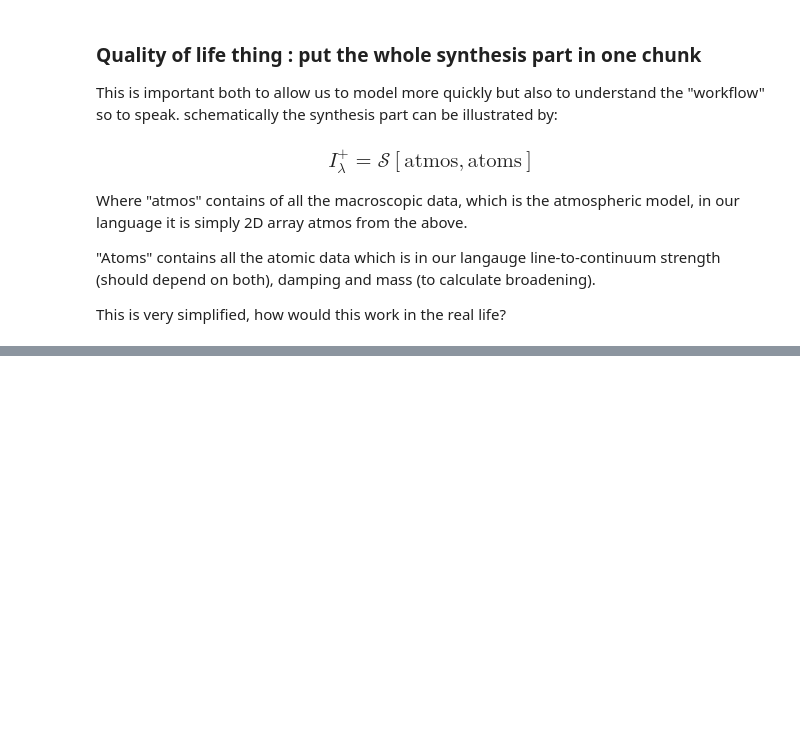
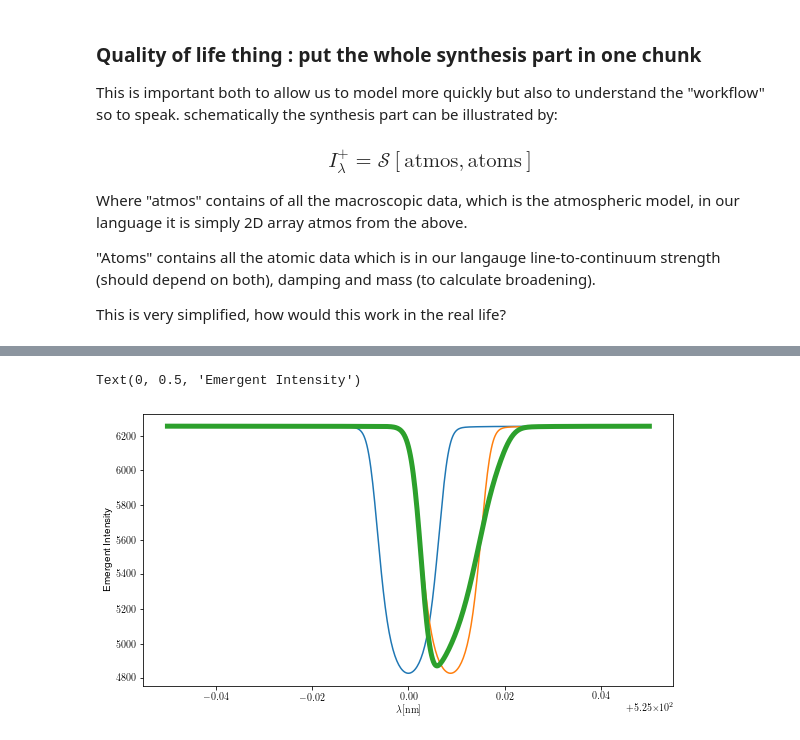
Before and after one commit to ivanzmilic/collage, a Jupyter notebook: Hands_on_1_spectrum_synthesis.ipynb, the cells around one changed output, grey strips where cells are left out. Cells and saved outputs as stored; diff of their text form; code cells hidden in the pictures; blank space fills up the shorter version.

```diff
--- a/Hands_on_1_spectrum_synthesis.ipynb
+++ b/Hands_on_1_spectrum_synthesis.ipynb
@@ -421,0 +428,21 @@ Text(0, 0.5, 'Emergent Intensity')
+# %%
+atom = np.array([m, 1E7, 100.0, 525.0E-9])
+atmos[9,:] = 0E5 # in cm, to honor the original format
+spectrum = synthesis(atmos,atom,llambda)
+
+plt.figure(figsize=[9.5,5])
+plt.plot(llambda*1E9,spectrum)
+
+atmos[9,:] = 5E5 # in cm, to honor the original format
+spectrum = synthesis(atmos,atom,llambda)
+plt.plot(llambda*1E9,spectrum)
+
+atmos[9,:] = -10E5 + np.arange(57) * 20.0E5/56. # in cm, to honor the original format
+spectrum = synthesis(atmos,atom,llambda)
+plt.plot(llambda*1E9,spectrum,linewidth=5)
+
+plt.xlabel("$\\lambda [\mathrm {nm}]$")
+plt.ylabel("Emergent Intensity")
+# %% [output]
+Text(0, 0.5, 'Emergent Intensity')
+[figure, added]
```
Also changed, not shown: parts of 12 cells of this notebook, 1 other file.
